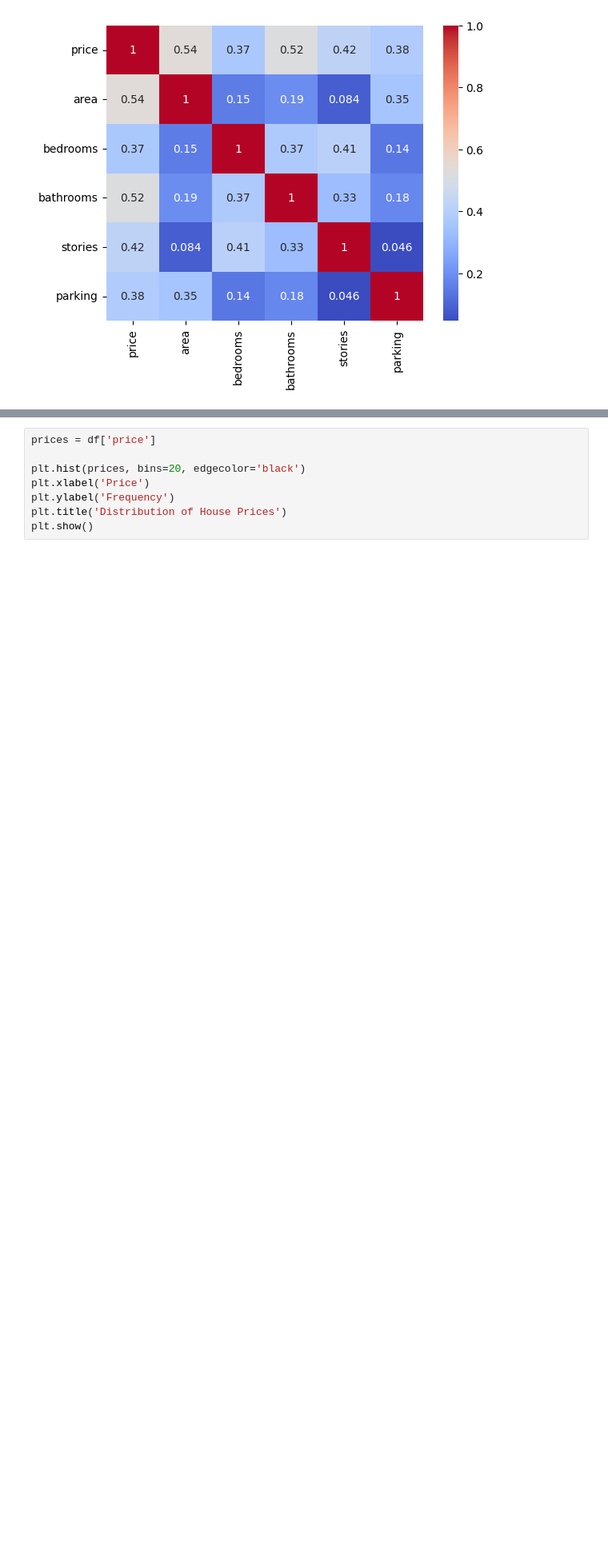
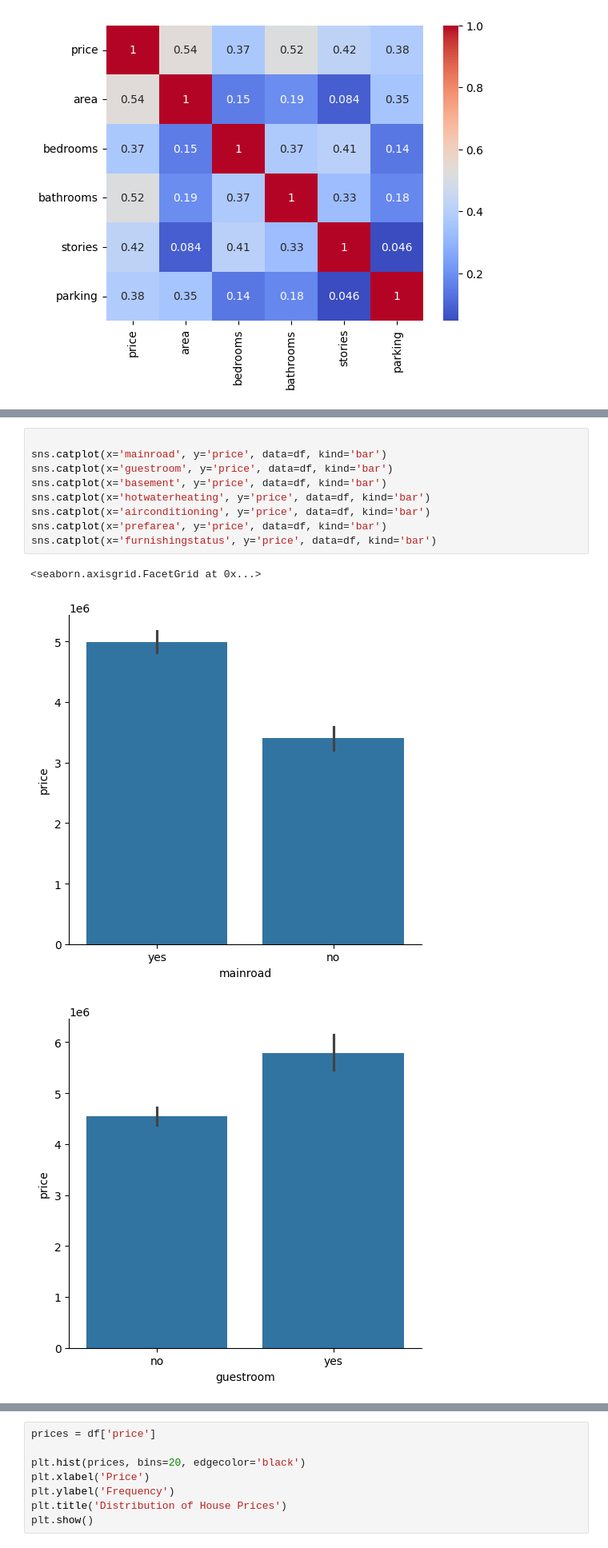
Before and after one commit to JherrerasPY/Project-001_House-Price-Prediction_Easy, a Jupyter notebook: house-price.ipynb, the cells around one changed output, grey strips where cells are left out. Shown at 80% size. Saved outputs shown, nothing was run; the diff lists cells and outputs as text; blank space fills up the shorter version.

```diff
--- a/house-price.ipynb
+++ b/house-price.ipynb
@@ -222,0 +245,13 @@ plt.show()
+# %%
+
+sns.catplot(x='mainroad', y='price', data=df, kind='bar')
+sns.catplot(x='guestroom', y='price', data=df, kind='bar')
+sns.catplot(x='basement', y='price', data=df, kind='bar')
+sns.catplot(x='hotwaterheating', y='price', data=df, kind='bar')
+sns.catplot(x='airconditioning', y='price', data=df, kind='bar')
+sns.catplot(x='prefarea', y='price', data=df, kind='bar')
+sns.catplot(x='furnishingstatus', y='price', data=df, kind='bar')
+# %% [output]
+<seaborn.axisgrid.FacetGrid at 0x...>
+[figure, added]
+[figure, added]
```
Also changed, not shown: parts of 16 cells of this notebook.
